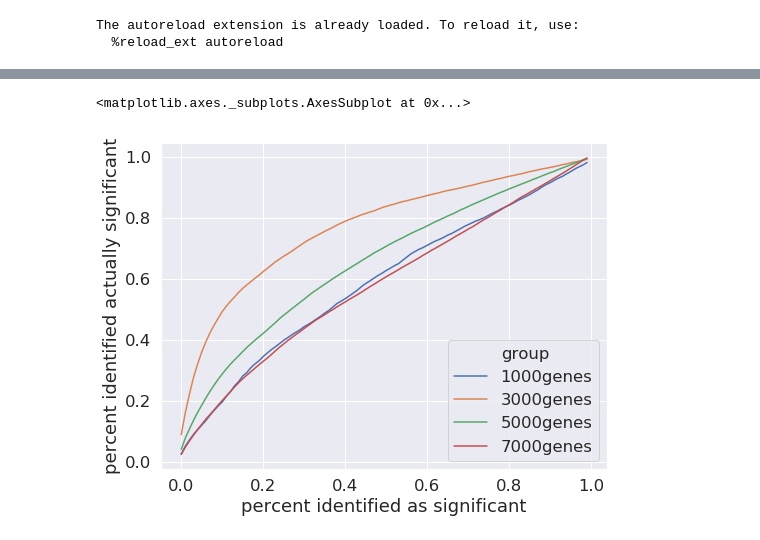
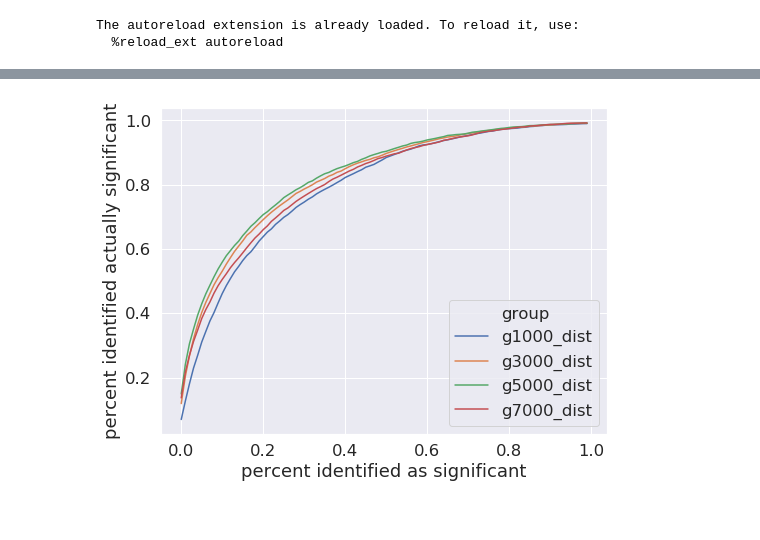
Before and after one commit to psturmfels/cfAD, a Jupyter notebook: notebooks/latentFactorSimulations/NumGenes.ipynb, the cells around one changed output, grey strips where cells are left out. Drawn from its saved outputs; the diff is of its cells as text; code cells hidden in the pictures.

Commit message:
finished numGenes experiment

```diff
--- a/notebooks/latentFactorSimulations/NumGenes.ipynb
+++ b/notebooks/latentFactorSimulations/NumGenes.ipynb
@@ -127,3 +110,36 @@ p.join()
+# %%
+dataFileBase = '/projects/leelab3/psturm/simulatedData/varyDimData/g{}/df{}.csv'
+def ApplyIntersection(predList, trueList, g, intersectionGap):
+    numPlotPoints = int(g / intersectionGap)
+    intersection_list = np.zeros((numPlotPoints))
+    index = 0
+    for i in range(0, g, intersectionGap):
+        intersection_list[index] = np.sum(np.in1d(predList[i:i+intersectionGap], trueList))
+        index += 1
+    return intersection_list
+
+def GetIntersections(rep):
+    print(rep, end=',')
+    intersection_mat = np.zeros((len(4 * gene_num_list), numPlotPoints))
+
+    i = 0
+    for g in gene_num_list:
+        df = pd.read_csv(dataFileBase.format(g, rep))
+        X, _, phenotypeGenes = DFtoDataset(df)
+
+        U_pred = np.load('/projects/leelab3/psturm/simulatedModels/geneModels/g{}/U{}.npy'.format(g, rep))
+        V_pred = np.load('/projects/leelab3/psturm/simulatedModels/geneModels/g{}/V{}.npy'.format(g, rep))
+
+        intersection_mat[4 * i, :] = ApplyIntersection(GetTopGenes(V_pred, 0, np.arange(1, g), rankType='dot'),  phenotypeGenes, g, int(g/100))
+        intersection_mat[4 * i + 1, :] = ApplyIntersection(GetTopGenes(V_pred, 0, np.arange(1, g), rankType='corr'), phenotypeGenes, g, int(g/100))
+        intersection_mat[4 * i + 2, :] = ApplyIntersection(GetTopGenes(V_pred, 0, np.arange(1, g), rankType='cos'),  phenotypeGenes, g, int(g/100))
+        intersection_mat[4 * i + 3, :] = ApplyIntersection(GetTopGenes(V_pred, 0, np.arange(1, g), rankType='dist', sortFunc=None), phenotypeGenes, g, int(g/100))
+
+        intersection_mat[(4 * i):(4*i + 4), :] /= len(phenotypeGenes)
+        i = i + 1
+    return intersection_mat
+# %%
+tg_zipped = map(GetIntersections, range(numReps))
 # %%
 tg_stacked = np.stack(tg_zipped, axis=0) #of shape numReps, 4, numPlotPoints
 tg_summed  = np.cumsum(tg_stacked, axis=2) #cumulative sum over numPlotPoints
@@ -143,9 +148,3 @@ dot_7_df = MatToMeltDF(dot_7, group_name='7000genes', x_values=x_values)
 # %%
 plt.rcParams['figure.figsize'] = [8, 6]
 sns.set(font_scale=1.5)
-# %%
-sns.lineplot(x='percent identified as significant', y='percent identified actually significant', hue='group',
-             data=pd.concat([dot_1_df, dot_3_df, dot_5_df, dot_7_df]), ci=None)
-# %% [output]
-<matplotlib.axes._subplots.AxesSubplot at 0x...>
-[figure, removed]
@@ -155,0 +151,4 @@ concat_df.to_csv('../../DataFrames/NumGenesDF.csv')
+# %%
+plotIndices(tg_summed, ['g1000_dist', 'g3000_dist', 'g5000_dist', 'g7000_dist'], [3, 7, 11, 15], np.arange(100)/100)
+# %% [output]
+[figure, added]
```
Also changed, not shown: parts of 21 cells of this notebook, 8 other files.
